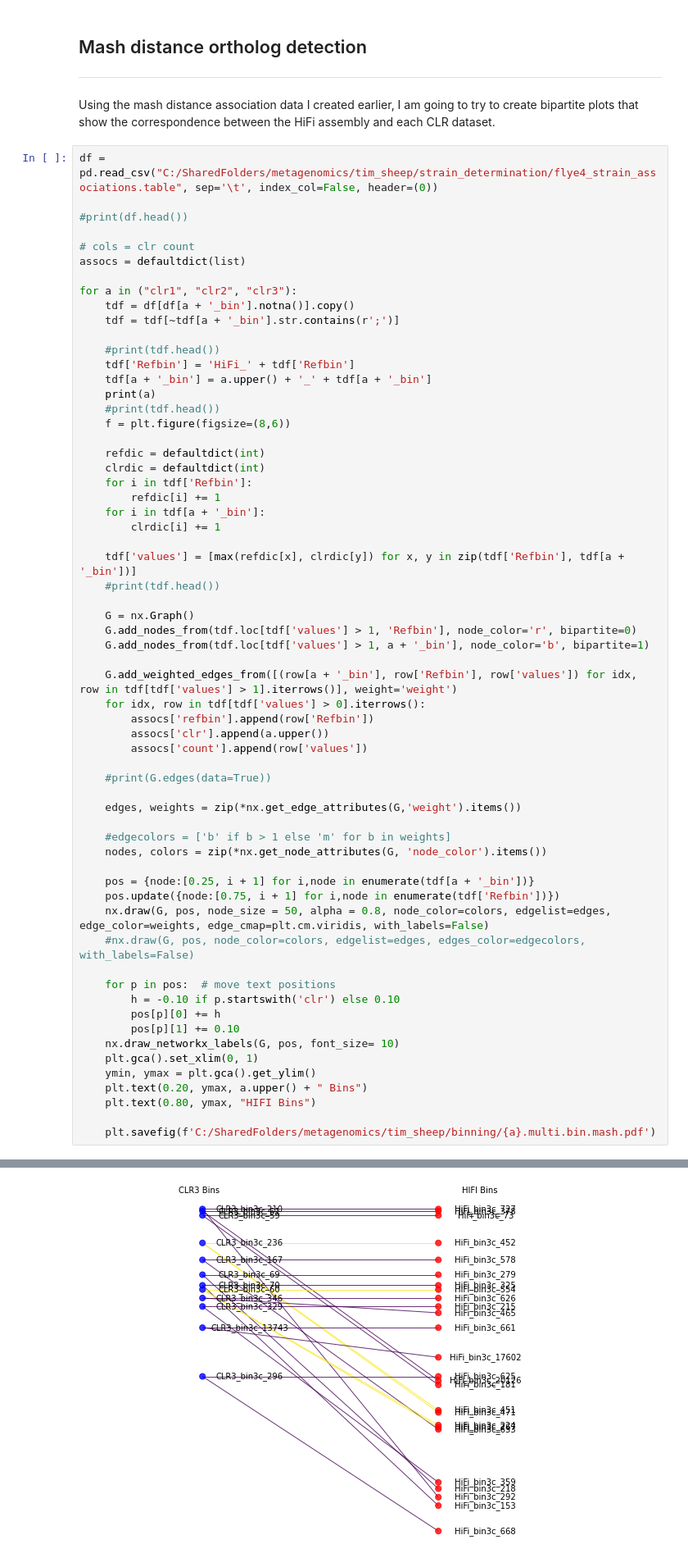
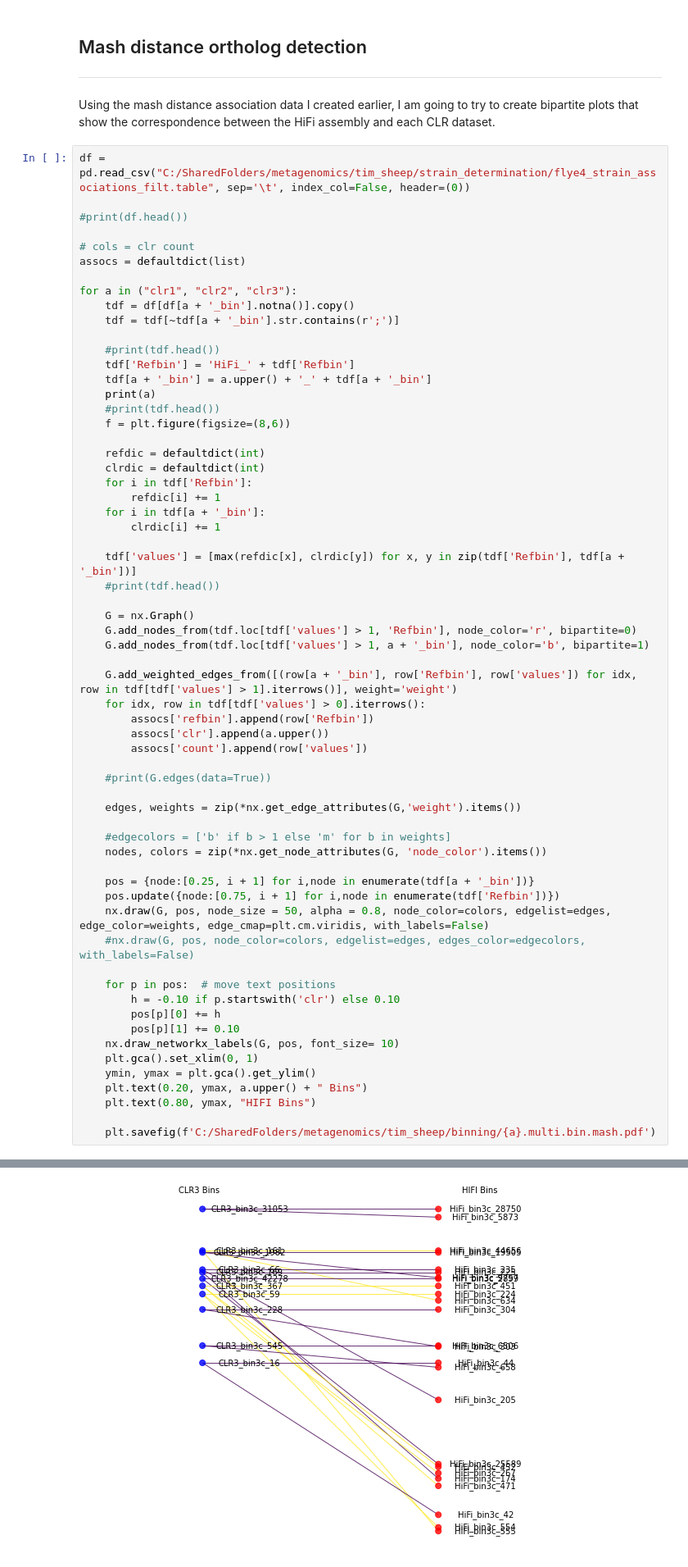
Before and after one commit to njdbickhart/labnotes, a Jupyter notebook: project_notes/metagenomics/jupyter_sheep_metagenome_stats_2020_12_11.ipynb, the cells around one changed output, grey strips where cells are left out. Shown at 82% size. Saved outputs shown, nothing was run; the diff lists cells and outputs as text.

```diff
--- a/project_notes/metagenomics/jupyter_sheep_metagenome_stats_2020_12_11.ipynb
+++ b/project_notes/metagenomics/jupyter_sheep_metagenome_stats_2020_12_11.ipynb
@@ -218,7 +218,7 @@ plt.xlim(0, 500)
 
 Using the mash distance association data I created earlier, I am going to try to create bipartite plots that show the correspondence between the HiFi assembly and each CLR dataset.
 # %%
-df = pd.read_csv("C:/SharedFolders/metagenomics/tim_sheep/strain_determination/flye4_strain_associations.table", sep='\t', index_col=False, header=(0))
+df = pd.read_csv("C:/SharedFolders/metagenomics/tim_sheep/strain_determination/flye4_strain_associations_filt.table", sep='\t', index_col=False, header=(0))
 
 #print(df.head())
 
@@ -288,4 +288,4 @@ clr3
-[figure, old version]
+[figure, new version]
 # %%
 assocDF = pd.DataFrame(assocs)
 g = sns.FacetGrid(assocDF, col="clr", hue='clr', palette='Dark2')
```
Also changed, not shown: parts of 4 cells of this notebook, 4 other files.
